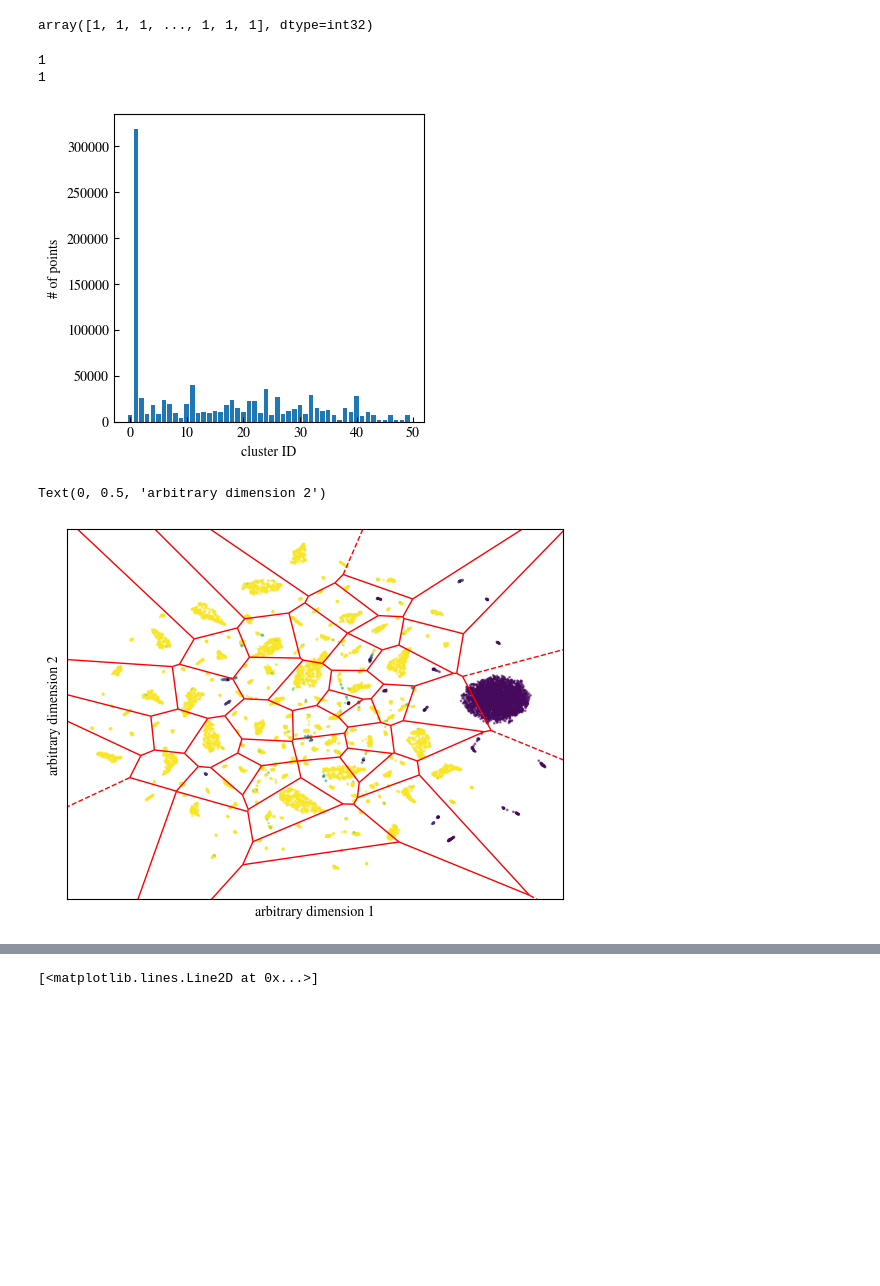
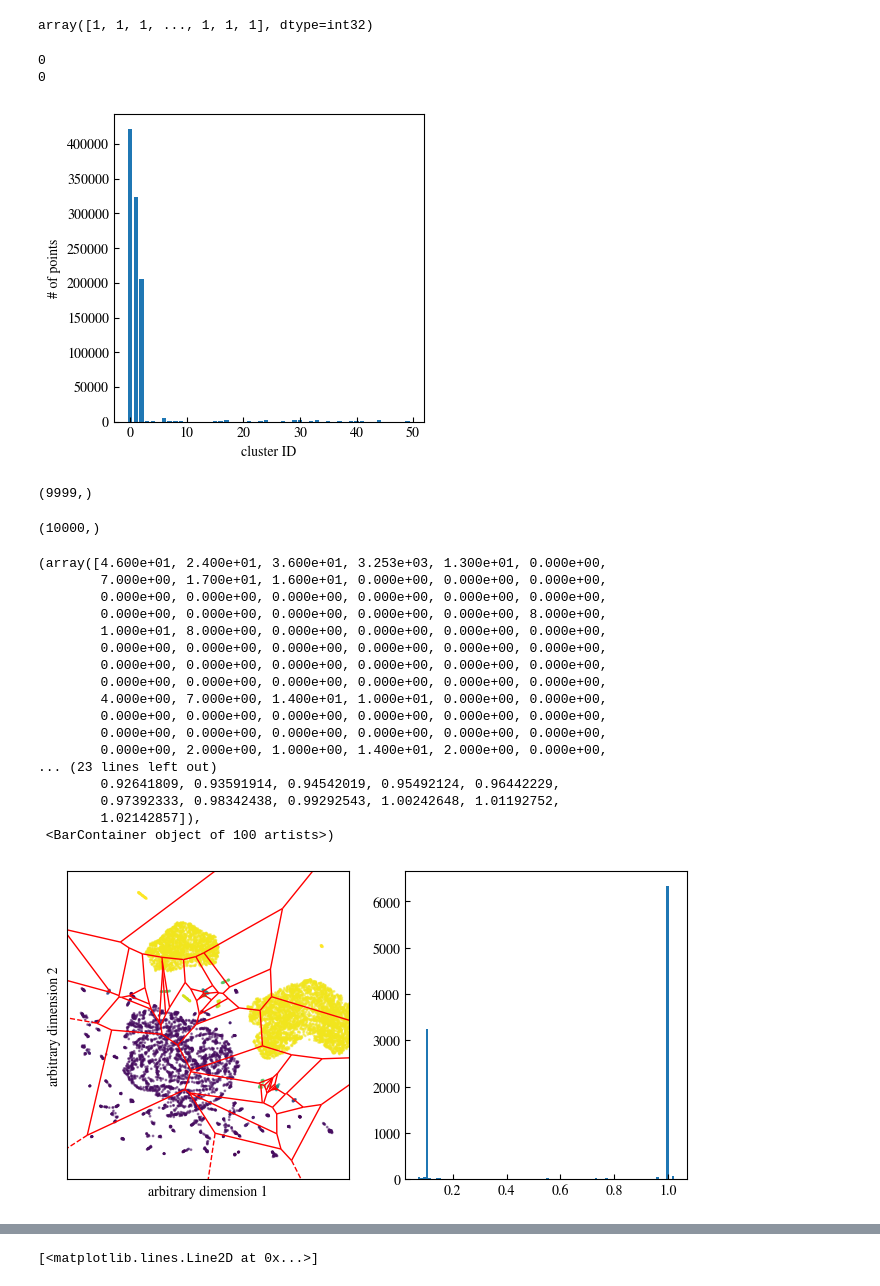
Before and after one commit to HugoLeRoy94/ClusterAnalysis, a Jupyter notebook: unit_test/test_embedding_toy_model.ipynb, the cells around one changed output, grey strips where cells are left out. Saved outputs shown, nothing was run; the diff lists cells and outputs as text; code cells hidden in the pictures; blank space fills up the shorter version.

Commit message:
The embedding with transformation into a canonical trajectory seems to work

```diff
--- a/unit_test/test_embedding_toy_model.ipynb
+++ b/unit_test/test_embedding_toy_model.ipynb
@@ -53,9 +149,10 @@ ax2.set_yticks([-3,0,3])
  <matplotlib.axis.YTick at 0x...>]
 [figure]
 # %%
-emb = Embedding(df,
-                columns=['speed','curvature_angle','torsion_angle'],
-                ID_NAME='label')
+#emb = Embedding(df,
+#                columns=['speed','curvature_angle','torsion_angle'],
+#                ID_NAME='label')
+emb = EmbeddingPosition(df,columns=[],columns_translated=['x','y','z'],ID_NAME='label')
 #emb = Embedding(df,
 #                columns=['speed','curvature_angle'],ID_NAME='label')
 # %%
@@ -82,9 +179,9 @@ ax.set_ylabel('# of points')
 print(unique_labels[np.argmax(counts)])
 print(np.argmax(counts))
 # %% [output]
-1
-1
+0
+0
-[figure, old version]
+[figure, new version]
 # %%
 rng = np.random.default_rng(10973)
 indices = rng.choice(emb.flatten_embedding_matrix.shape[0], size=10000, replace=False)
@@ -105,24 +202,53 @@ reduced_all = reducer.fit_transform(combined)
 N = data.shape[0]
 reduced_points = reduced_all[:N]
 reduced_centers = reduced_all[N:N + emb.cluster_centers_.shape[0]]
+# %%
+speed = np.mean(np.linalg.norm(np.array([speedx,speedy,speedz]).T,axis=2),axis=0)
+print(speed.shape)
+# %% [output]
+(9999,)
 # %%
-fig,ax = plt.subplots()
-color_values = np.mean(emb.flatten_embedding_matrix[indices, 0::3], axis=1)
-ax.scatter(reduced_points[:,0],reduced_points[:,1],c = color_values,s=1.,alpha=0.5,rasterized=True)
+fig,ax = plt.subplots(ncols=2,figsize=(8,4))
+
+speedx = emb.flatten_embedding_matrix[indices,0::3][:,1:] - emb.flatten_embedding_matrix[indices,0::3][:,:-1]
+speedy = emb.flatten_embedding_matrix[indices,1::3][:,1:] - emb.flatten_embedding_matrix[indices,1::3][:,:-1]
+speedz = emb.flatten_embedding_matrix[indices,2::3][:,1:] - emb.flatten_embedding_matrix[indices,2::3][:,:-1]
+speed = np.mean(np.linalg.norm(np.array([speedx,speedy,speedz]).T,axis=2),axis=0)
+print(speed.shape)
+color_values = speed#np.mean(emb.flatten_embedding_matrix[indices, 0::3], axis=1)
+ax[0].scatter(reduced_points[:,0],reduced_points[:,1],c = color_values,s=1.,alpha=0.5,rasterized=True)
 #ax = use_mpl_scatter_density(fig, reduced_points[:,0],reduced_points[:,1],dpi=10,nrows=1,pos=1,colorbar=None)
 #for i in range(reduced_centers.shape[0]):
 #    ax.scatter(reduced_centers[i,0],reduced_centers[i,1],s=counts[i]*0.01,color="red", alpha=0.3)
 
 vor = Voronoi(reduced_centers)
-voronoi_plot_2d(vor, ax=ax, show_points = False, show_vertices=False, line_colors='red')
-ax.set_xticks([])
-ax.set_yticks([])
-ax.set_xlabel('arbitrary dimension 1')
-ax.set_ylabel('arbitrary dimension 2')
+voronoi_plot_2d(vor, ax=ax[0], show_points = False, show_vertices=False, line_colors='red')
+ax[0].set_xticks([])
+ax[0].set_yticks([])
+ax[0].set_xlabel('arbitrary dimension 1')
+ax[0].set_ylabel('arbitrary dimension 2')
 #fig.savefig('umap1.svg',transparent=True,bbox_inches='tight')
+ax[1].hist(speed,bins=100)
 # %% [output]
-Text(0, 0.5, 'arbitrary dimension 2')
+(10000,)
+(array([4.600e+01, 2.400e+01, 3.600e+01, 3.253e+03, 1.300e+01, 0.000e+00,
+        7.000e+00, 1.700e+01, 1.600e+01, 0.000e+00, 0.000e+00, 0.000e+00,
+        0.000e+00, 0.000e+00, 0.000e+00, 0.000e+00, 0.000e+00, 0.000e+00,
+        0.000e+00, 0.000e+00, 0.000e+00, 0.000e+00, 0.000e+00, 8.000e+00,
+        1.000e+01, 8.000e+00, 0.000e+00, 0.000e+00, 0.000e+00, 0.000e+00,
+        0.000e+00, 0.000e+00, 0.000e+00, 0.000e+00, 0.000e+00, 0.000e+00,
+        0.000e+00, 0.000e+00, 0.000e+00, 0.000e+00, 0.000e+00, 0.000e+00,
+        0.000e+00, 0.000e+00, 0.000e+00, 0.000e+00, 0.000e+00, 0.000e+00,
+        4.000e+00, 7.000e+00, 1.400e+01, 1.000e+01, 0.000e+00, 0.000e+00,
+        0.000e+00, 0.000e+00, 0.000e+00, 0.000e+00, 0.000e+00, 0.000e+00,
+        0.000e+00, 0.000e+00, 0.000e+00, 0.000e+00, 0.000e+00, 0.000e+00,
+        0.000e+00, 2.000e+00, 1.000e+00, 1.400e+01, 2.000e+00, 0.000e+00,
+... (23 lines left out)
+        0.92641809, 0.93591914, 0.94542019, 0.95492124, 0.96442229,
+        0.97392333, 0.98342438, 0.99292543, 1.00242648, 1.01192752,
+        1.02142857]),
+ <BarContainer object of 100 artists>)
-[figure, old version]
+[figure, new version]
 # %%
 emb.make_transition_matrix(tau=1)
 fig, axs = plt.subplots(1, 1, figsize=(10, 4))
```
Also changed, not shown: parts of 12 cells of this notebook, 1 other file.
